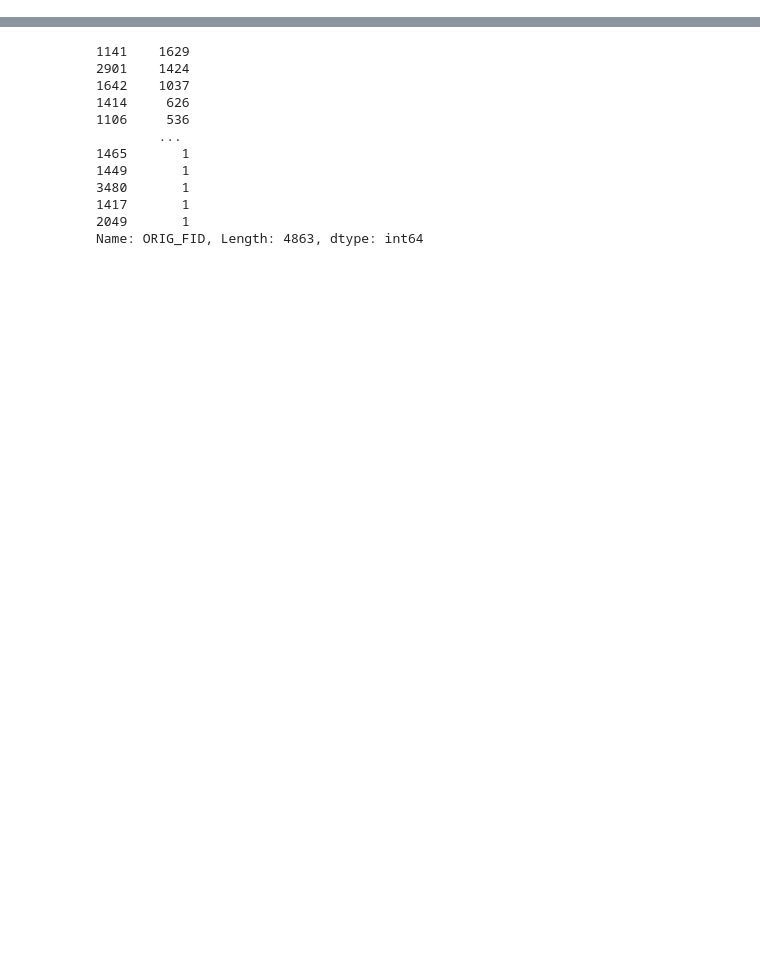
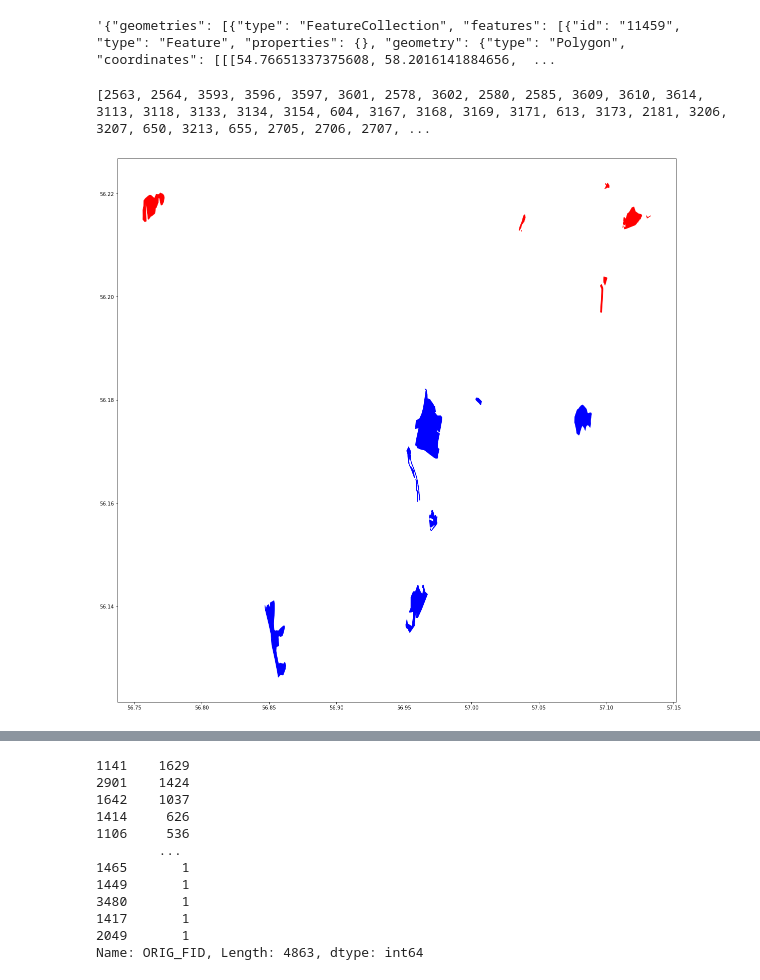
Before and after one commit to SyomaKiss/geohack_back, a Jupyter notebook: Untitled.ipynb, the cells around one changed output, grey strips where cells are left out. Drawn from its saved outputs; the diff is of its cells as text; code cells hidden in the pictures; blank space fills up the shorter version.

Commit message:
get poly by index

```diff
--- a/Untitled.ipynb
+++ b/Untitled.ipynb
@@ -9 +12,4 @@ from pprint import pprint
+# %%
+# mpl.rc('image', cmap='gray')
+mpl.rc('figure', figsize = (20,20))
 # %%
@@ -22,0 +61,6 @@ def read_poly(df, idx=2049):
+# %%
+json.dumps({
+        'geometries': [read_poly(df)]
+    })
+# %% [output]
+'{"geometries": [{"type": "FeatureCollection", "features": [{"id": "11459", "type": "Feature", "properties": {}, "geometry": {"type": "Polygon", "coordinates": [[[54.76651337375608, 58.2016141884656,  ...
@@ -22,0 +69,21 @@ def read_poly(df, idx=2049):
+# %%
+path = 'data/perm_AOI/perm_AOI.shp'
+df_all = gpd.read_file(path)
+path = 'data/changes/changes.shp'
+df_target = gpd.read_file(path)
+# %%
+s = set(df_all.ORIG_FID.values) & set(df_target.ORIG_FID.values)
+s = list(s)
+print(s)
+# %% [output]
+[2563, 2564, 3593, 3596, 3597, 3601, 2578, 3602, 2580, 2585, 3609, 3610, 3614, 3113, 3118, 3133, 3134, 3154, 604, 3167, 3168, 3169, 3171, 613, 3173, 2181, 3206, 3207, 650, 3213, 655, 2705, 2706, 2707, ...
+# %%
+def plot_many(l, **kwargs):
+    for p in l:
+        x,y = p.exterior.xy
+        plt.fill(x,y, **kwargs)
+# %%
+plot_many(df_all.loc[1:10].geometry, color='blue')
+plot_many(df_all.loc[20:30].geometry, color='red')
+# %% [output]
+[figure, added]
```
Also changed, not shown: parts of 11 cells of this notebook, 2 other files.
